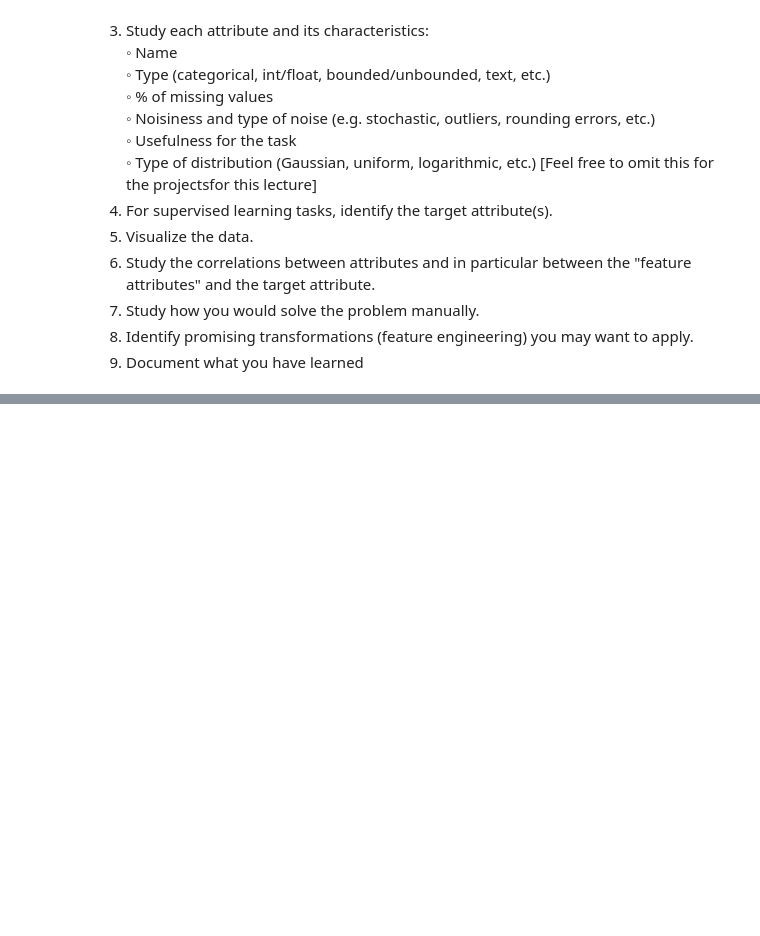
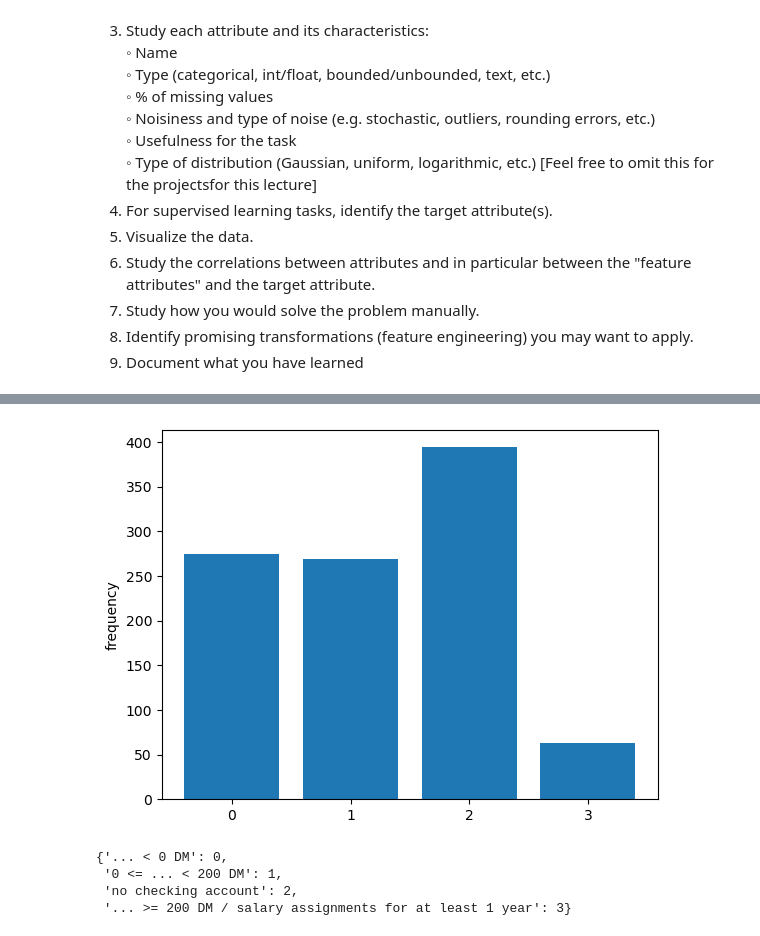
Before and after one commit to dennismgoetz/HoML-Credit-Data, a Jupyter notebook: Data Understanding.ipynb, the cells around one changed output, grey strips where cells are left out. Drawn from its saved outputs; the diff is of its cells as text; code cells hidden in the pictures; blank space fills up the shorter version.

```diff
--- a/Data Understanding.ipynb
+++ b/Data Understanding.ipynb
@@ -171,7 +155,31 @@ Name: Credit rating, dtype: int64
 # %%
+from sklearn import preprocessing
+import pandas as pd
+# Change features into dummy variables (one-hot-encoding)
+#data_values_dummies = pd.get_dummies(data_values)
+
+# Change features into label encoding
+def label_encoder(series):
+    label_encoder = preprocessing.LabelEncoder()
+    encoder_val = np.unique(label_encoder.fit_transform(series))
+    dict_index = series.unique()
+    dict_label_encoder =  pd.Series(encoder_val, index = dict_index).to_dict()
+    return series.map(dict_label_encoder), dict_label_encoder
+
+data_values_dummies = pd.DataFrame()
+all_dict = []
+for i in range(len(data_values.columns)):
+    if data_values.columns[i] in qualitative_cols:
+        data_values_dummies[i], dict_temp = label_encoder(data_values.iloc[:,i])
+        all_dict.append(dict_temp)
+    else:
+        data_values_dummies[i] = data_values.iloc[:,i]
+
+data_values_dummies.columns = data_values.columns
+
 # Separate features and target values
-features = np.array(data.iloc[:, :20])
-target_values = np.array(data.iloc[:, -1])
+features = np.array(data_values_dummies.iloc[:, :20])
+target_values = np.array(data_values_dummies.iloc[:, -1])
 
 # Split the dataset into training- and testset (goog/bad ratio stays the same)
 X_train, X_test, y_train, y_test = train_test_split(features, target_values, train_size=0.8, random_state=0, stratify=target_values)
@@ -180,8 +188,8 @@ print(f'{X_train.shape = }')
 print(f'{X_test.shape = }\n')
 
 # Check if training and test set have the same target-value-ratio
-print('Ratio of target value 1 in y_train: {:.2f} %'.format(100*np.sum(y_train == 1)/len(y_train)))
-print('Ratio of target value 1 in y_test: {:.2f} %'.format(100*np.sum(y_test == 1)/len(y_test)))
+print('Ratio of target value good (0) in y_train: {:.2f} %'.format(100*np.sum(y_train == 0)/len(y_train)))
+print('Ratio of target value good (0) in y_test: {:.2f} %'.format(100*np.sum(y_test == 0)/len(y_test)))
 # %% [output]
 X_train.shape = (800, 20)
 X_test.shape = (200, 20)
@@ -265,0 +348,19 @@ At least 70% accuracy.
+# %%
+import matplotlib.pyplot as plt
+import numpy as np
+
+# Explore Feature "Status of existing checking account"
+
+# Plot against the target variable to see relationship
+fig, ax = plt.subplots()
+ax.bar(range(len(data_values_dummies.iloc[:, 0].value_counts(sort = False).values)), data_values_dummies.iloc[:, 0].value_counts(sort = False).values)
+plt.xticks(range(len(data_values_dummies.iloc[:, 0].value_counts(sort = False).values)))
+plt.ylabel('frequency')
+plt.show()
+all_dict[0]
+# %% [output]
+[figure, added]
+{'... < 0 DM': 0,
+ '0 <= ... < 200 DM': 1,
+ 'no checking account': 2,
+ '... >= 200 DM / salary assignments for at least 1 year': 3}
```
Also changed, not shown: parts of 18 cells of this notebook.
